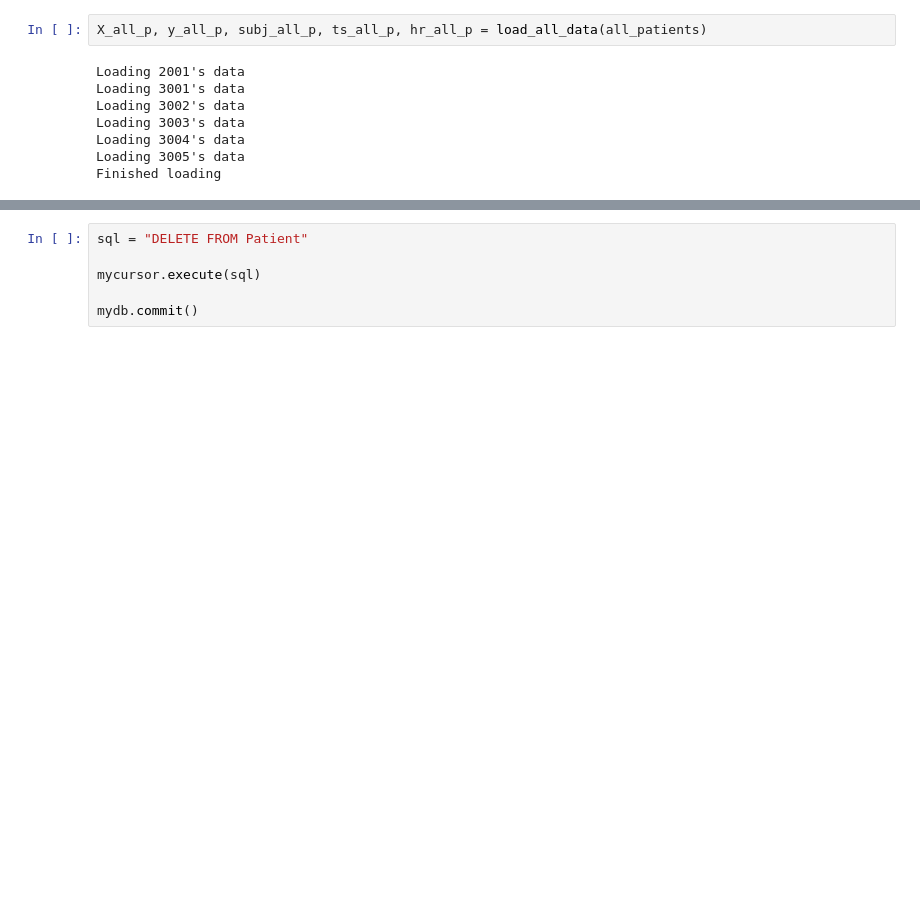
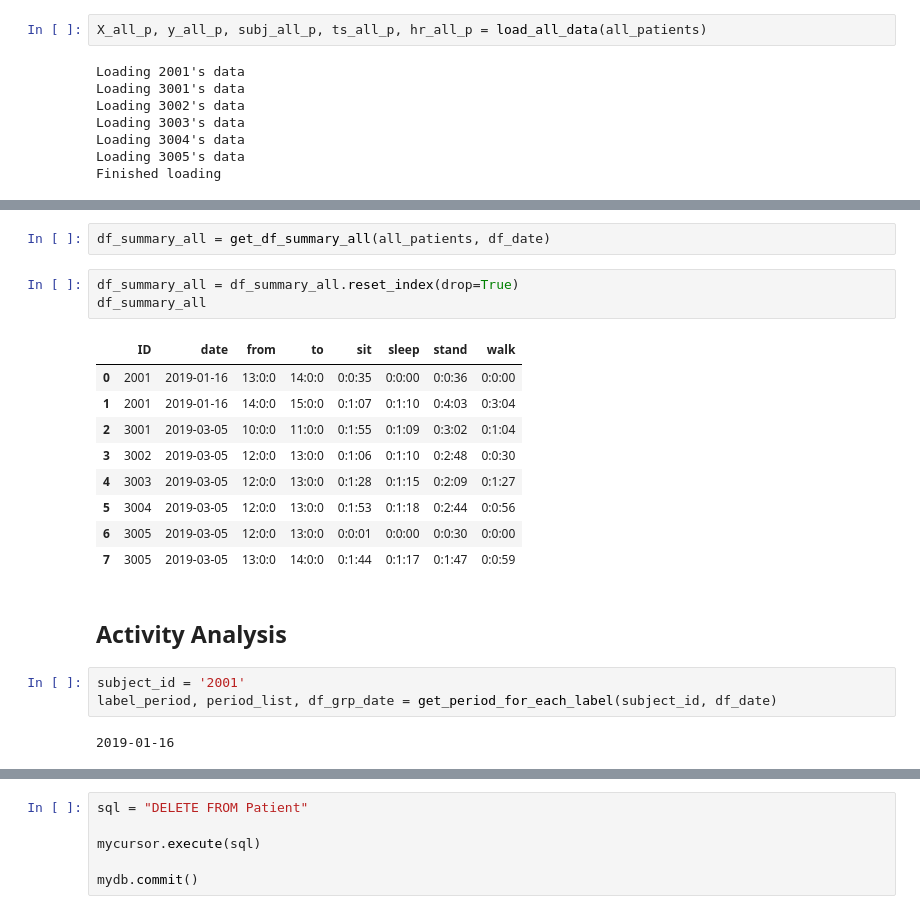
Before and after one commit to indykorpong/activity_classifier, a Jupyter notebook: src/database/mysql_connector.ipynb, the cells around one changed output, grey strips where cells are left out. Drawn from its saved outputs; the diff is of its cells as text; blank space fills up the shorter version.

```diff
--- a/src/database/mysql_connector.ipynb
+++ b/src/database/mysql_connector.ipynb
@@ -70,0 +209,22 @@ df_all_p
+# %%
+df_summary_all = get_df_summary_all(all_patients, df_date)
+# %%
+df_summary_all = df_summary_all.reset_index(drop=True)
+df_summary_all
+# %% [output]
+|  | ID | date | from | to | sit | sleep | stand | walk |
+| 0 | 2001 | 2019-01-16 | 13:0:0 | 14:0:0 | 0:0:35 | 0:0:00 | 0:0:36 | 0:0:00 |
+| 1 | 2001 | 2019-01-16 | 14:0:0 | 15:0:0 | 0:1:07 | 0:1:10 | 0:4:03 | 0:3:04 |
+| 2 | 3001 | 2019-03-05 | 10:0:0 | 11:0:0 | 0:1:55 | 0:1:09 | 0:3:02 | 0:1:04 |
+| 3 | 3002 | 2019-03-05 | 12:0:0 | 13:0:0 | 0:1:06 | 0:1:10 | 0:2:48 | 0:0:30 |
+| 4 | 3003 | 2019-03-05 | 12:0:0 | 13:0:0 | 0:1:28 | 0:1:15 | 0:2:09 | 0:1:27 |
+| 5 | 3004 | 2019-03-05 | 12:0:0 | 13:0:0 | 0:1:53 | 0:1:18 | 0:2:44 | 0:0:56 |
+| 6 | 3005 | 2019-03-05 | 12:0:0 | 13:0:0 | 0:0:01 | 0:0:00 | 0:0:30 | 0:0:00 |
+| 7 | 3005 | 2019-03-05 | 13:0:0 | 14:0:0 | 0:1:44 | 0:1:17 | 0:1:47 | 0:0:59 |
+# %% [markdown]
+## Activity Analysis
+# %%
+subject_id = '2001'
+label_period, period_list, df_grp_date = get_period_for_each_label(subject_id, df_date)
+# %% [output]
+2019-01-16
```
Also changed, not shown: parts of 37 cells of this notebook, 3 other files.
